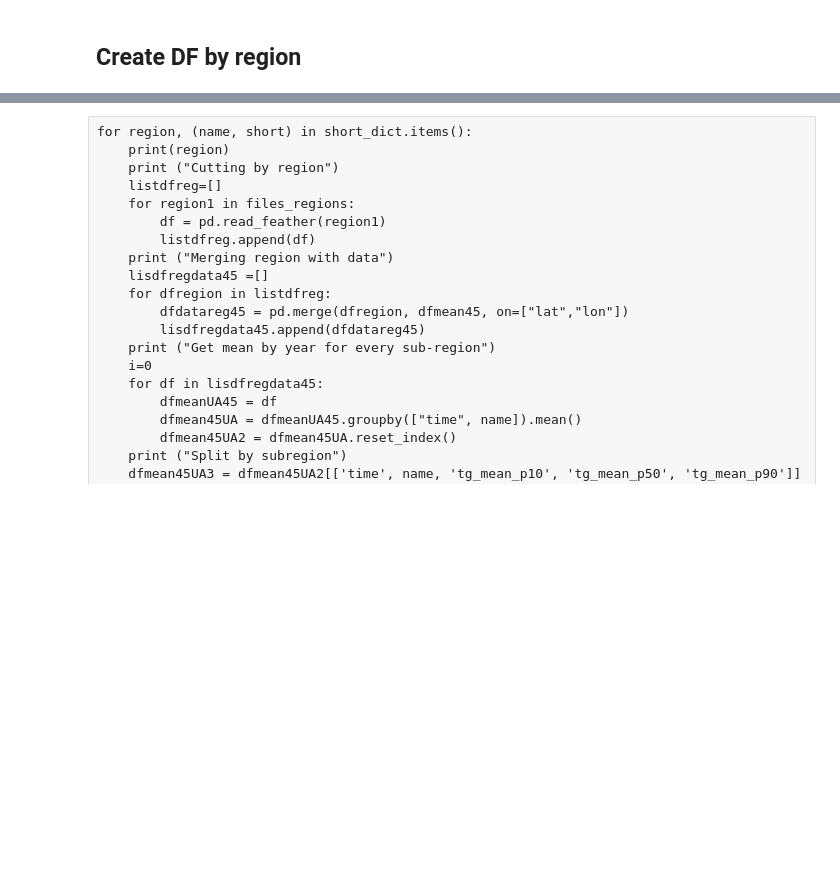
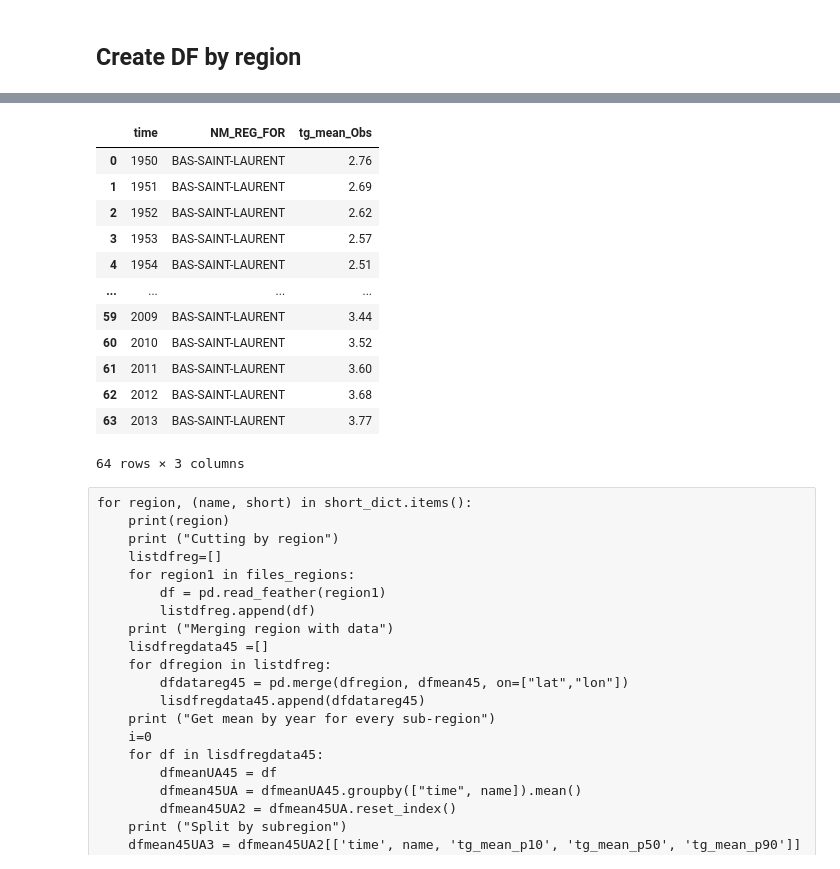
Before and after one commit to Ouranosinc/PortraitsClimMFFP, a Jupyter notebook: Data Processing Jupyter Notebooks/DF for Figure in R Temperature annual all regions.ipynb, the cells around one changed output, grey strips where cells are left out. Drawn from its saved outputs; the diff is of its cells as text; code cells hidden in the pictures; blank space fills up the shorter version.

```diff
--- a/Data Processing Jupyter Notebooks/DF for Figure in R Temperature annual all regions.ipynb
+++ b/Data Processing Jupyter Notebooks/DF for Figure in R Temperature annual all regions.ipynb
@@ -350,2 +193,0 @@ dfmean45UA2
-# %%
-dfmean45UA3 = dfmean45UA2[['time', 'PER_NO_UA', 'tg_mean_p10', 'tg_mean_p50', 'tg_mean_p90']]
@@ -359,2 +193,0 @@ for sr in dfmean45UA3.PER_NO_UA.unique():
-# %%
-dfUA451 = listdfUA[1]
@@ -375,9 +193,0 @@ rp9 = polysmooth(years,dfUA451.tg_mean_p90,4)
-# %%
-df45 = pd.DataFrame()
-df45["time"] = years.values
-dfUA451["tg_mean_p10"] = rp1
-dfUA451["tg_mean_p50"] = rp5
-dfUA451["tg_mean_p90"] = rp9
-dfUA451["tg_mean_p10"] = round(dfUA451["tg_mean_p10"]-273.15, 2)
-dfUA451["tg_mean_p50"] = round(dfUA451["tg_mean_p50"]-273.15, 2)
-dfUA451["tg_mean_p90"] = round(dfUA451["tg_mean_p90"]-273.15, 2)
@@ -507,0 +333,28 @@ for region, (name, short) in short_dict.items():
+# %%
+listdfObs = []
+for region, (name, short) in short_dict.items():
+    print("------------------------------------------------------------------")
+    print ("1/5... Cutting by region")
+    print(region, name)
+    dfregion = pd.read_feather("/home/mlopez/EXEC/Grids-polygons-regions/"+region+"lat_lon.feather")
+    print ("2/5... Merging region with data")
+    dfdataregObs = pd.merge(dfregion, dfObs, on=["lat","lon"]) ##############
+    print ("3/5... Get mean by year for every sub-region")
+    dfmeanUA45 = dfdatareg45
+    dfmeanObs = dfdataregObs.groupby(["time", name]).mean() #########################333
+    dfmeanObs2 = dfmeanObs.reset_index()#######################
+    print ("4/5... Split by subregion")
+    dfmeanObs3 = dfmeanObs2[['time', name, 'tg_mean_Obs']]#######
+    for name2,sr in dfmeanObs3.groupby(name): ########################
+        print ("                   "+name2, name)
+        dfObssr = dfmeanObs3.loc[dfmeanObs3[name] == name2]#################33333
+        dfObs1 = dfObssr.copy() ######################
+        print ("5/5... 4th Polynomial")
+        yearsO = dfObs1.time.dt.year##############
+        dfp4O = pd.DataFrame()###########
+        dfp4O["time"] = years.values##########################
+        dfp4O[name] = name2######################
+        dfp4O[var+"_Obs"] = polysmooth(years,dfObs1[var+"_Obs"],4) - 273.15 ##########################
+        dfp42O = dfp4O.copy()#######################
+        dfp42O[var+"_Obs"] = round(dfp42[var+"_Obs"], 2)###########################
+        listdfObs.append(dfp42)
@@ -507,0 +379,16 @@ for region, (name, short) in short_dict.items():
+# %%
+listdfObs[1]
+# %% [output]
+|  | time | NM_REG_FOR | tg_mean_Obs |
+| 0 | 1950 | BAS-SAINT-LAURENT | 2.76 |
+| 1 | 1951 | BAS-SAINT-LAURENT | 2.69 |
+| 2 | 1952 | BAS-SAINT-LAURENT | 2.62 |
+| 3 | 1953 | BAS-SAINT-LAURENT | 2.57 |
+| 4 | 1954 | BAS-SAINT-LAURENT | 2.51 |
+| ... | ... | ... | ... |
+| 59 | 2009 | BAS-SAINT-LAURENT | 3.44 |
+| 60 | 2010 | BAS-SAINT-LAURENT | 3.52 |
+| 61 | 2011 | BAS-SAINT-LAURENT | 3.60 |
+| 62 | 2012 | BAS-SAINT-LAURENT | 3.68 |
+| 63 | 2013 | BAS-SAINT-LAURENT | 3.77 |
+64 rows × 3 columns
```
Also changed, not shown: parts of 49 cells of this notebook.
